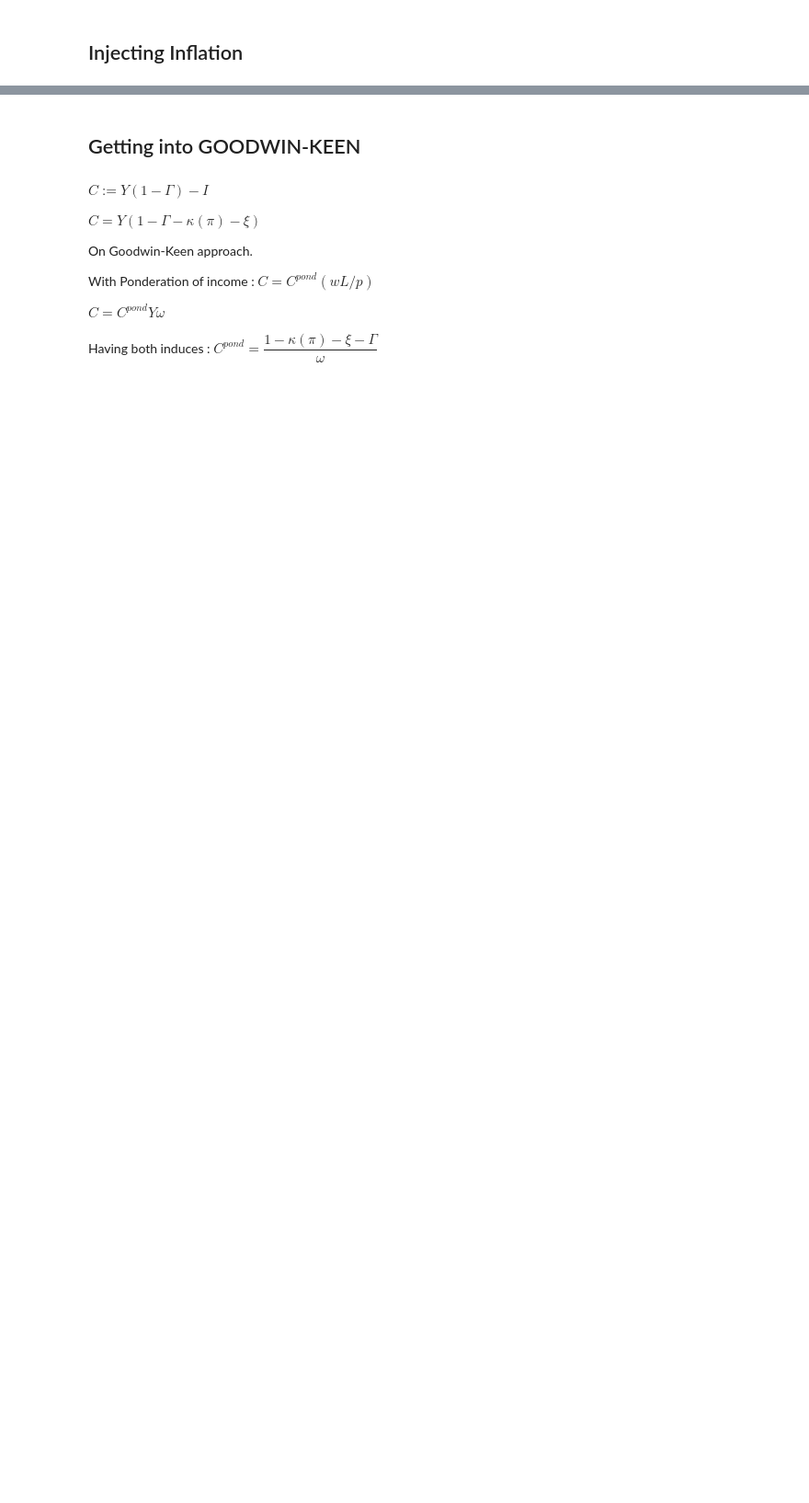
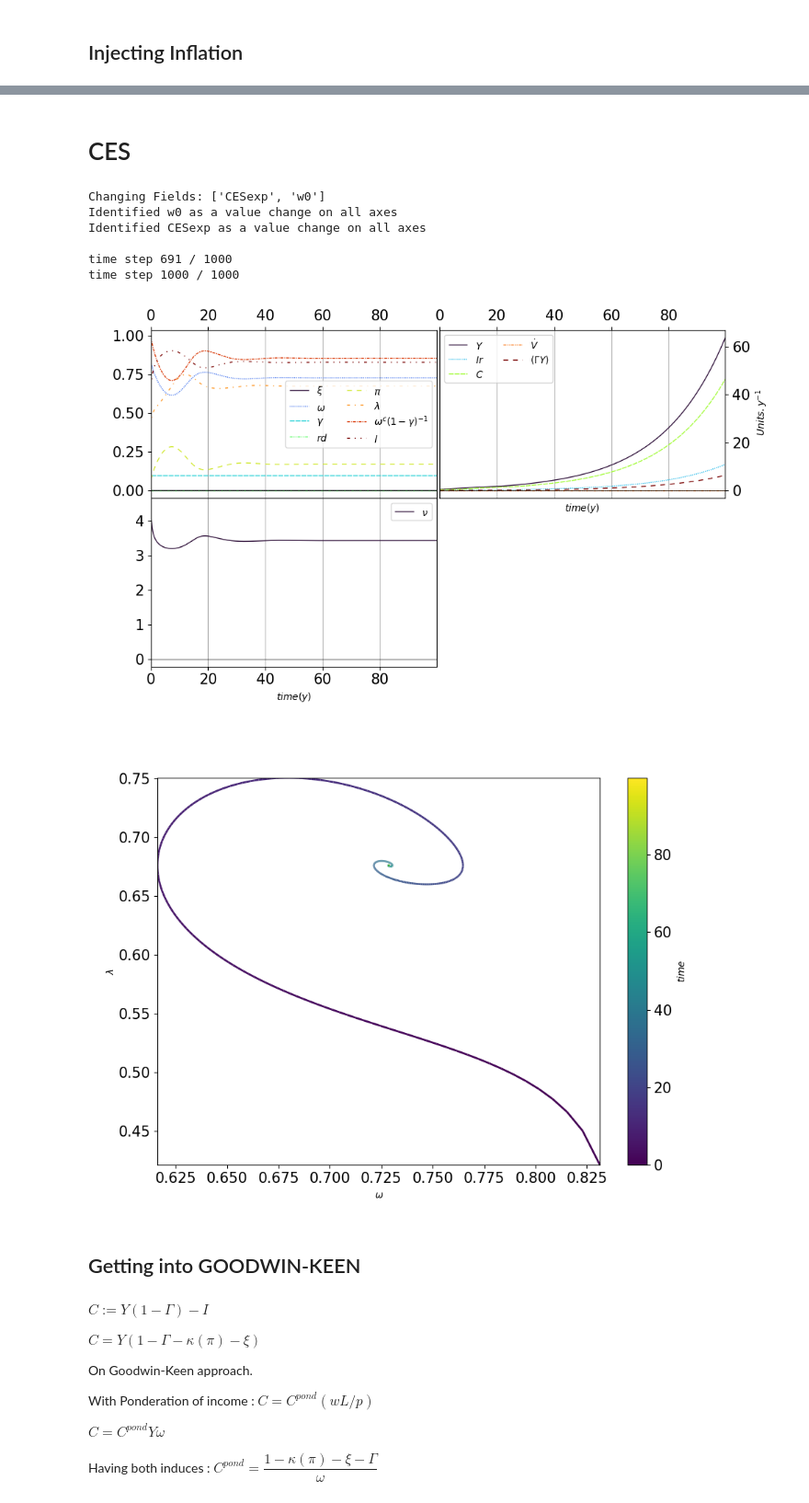
Before and after one commit to DaluS/CHIMES, a Jupyter notebook: doc/Misc/ECHIMESIU.ipynb, the cells around one changed output, grey strips where cells are left out. Shown at 92% size. Cells and saved outputs as stored; diff of their text form; code cells hidden in the pictures; blank space fills up the shorter version.

```diff
--- a/doc/Misc/ECHIMESIU.ipynb
+++ b/doc/Misc/ECHIMESIU.ipynb
@@ -203,3 +207,27 @@ pgm.plots.XY(hub,'omega','employment',color='time')
+# %% [markdown]
+# CES
+# %%
+hub=pgm.Hub('CHIMES0',verb=False)
+hub.set_dparam(**GOODWIN_PRESET,verb=False)
+hub.set_dparam(**{'CESexp':10,'w0':.89})
+hub.run()
+
+
+import matplotlib.pyplot as plt
+plt.close('all')
+pgm.plots.plotbyunits(hub,filters_key=['employment','omega','gamma','xi','rd','pi',
+                      'C','Ir','Y','GammaY','dotV','l','nu','omegacarac'],
+                      separate_variables={'':'nu'}) #
+pgm.plots.XY(hub,'omega','employment',color='time')
+# %% [output]
+Changing Fields: ['CESexp', 'w0']
+Identified w0 as a value change on all axes
+Identified CESexp as a value change on all axes
+
+time step 691 / 1000
+time step 1000 / 1000
+[figure, added]
+[figure, added]
 # %% [markdown]
 ## Getting into GOODWIN-KEEN
 # %% [markdown]
```
Also changed, not shown: parts of 12 cells of this notebook, 18 other files.
